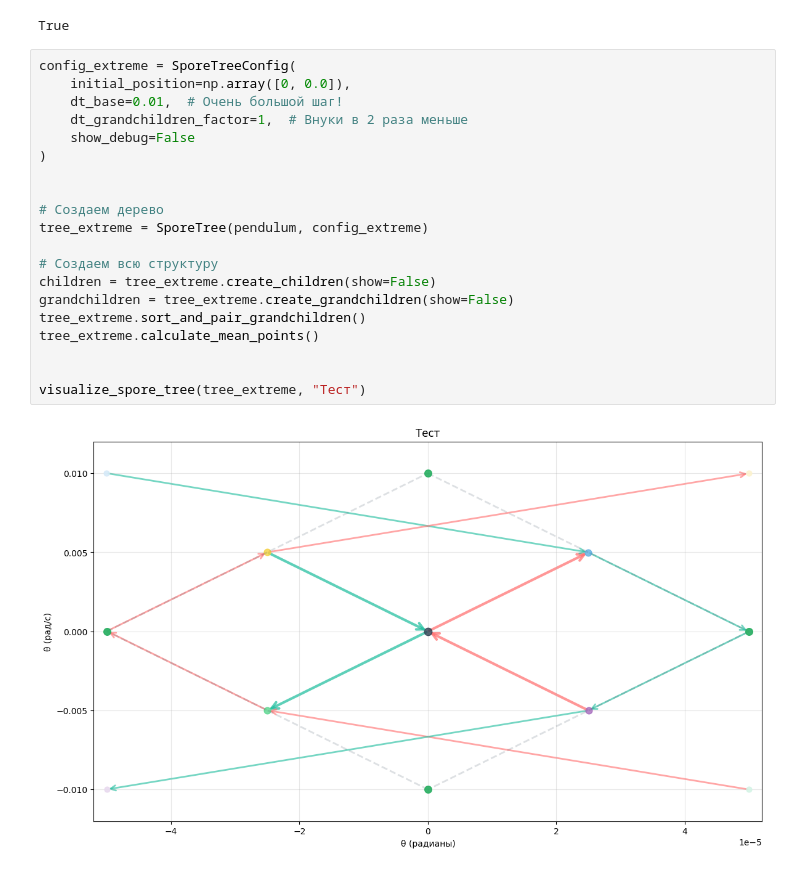
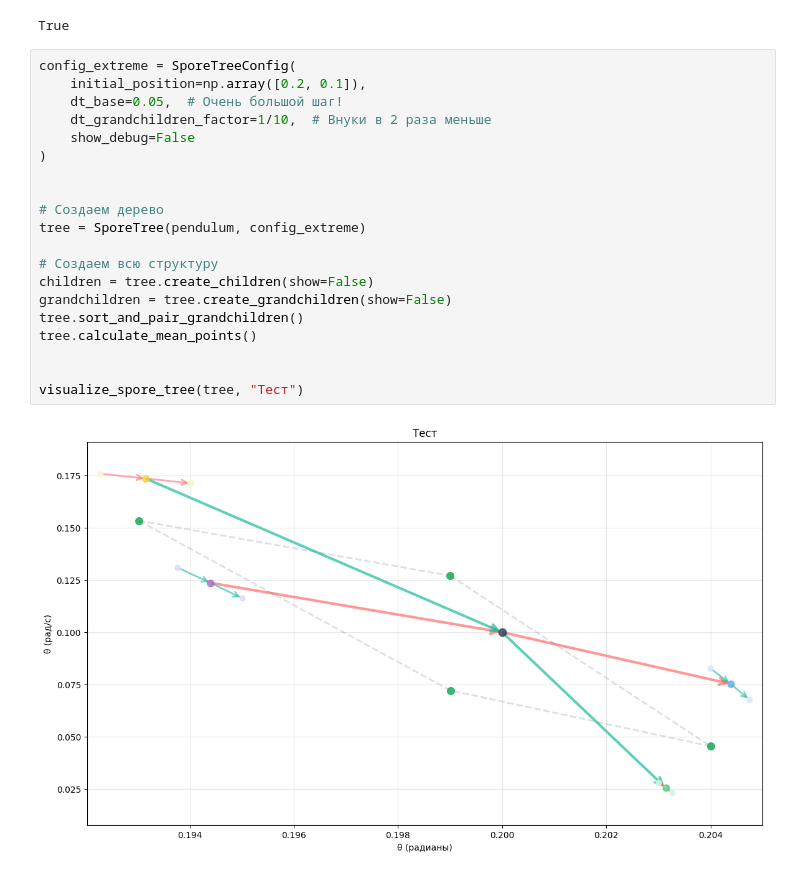
Before and after one commit to VladimirGunyavoy/tree_optimization, a Jupyter notebook: test_step1.ipynb, the cells around one changed output. Drawn from its saved outputs; the diff is of its cells as text.

```diff
--- a/test_step1.ipynb
+++ b/test_step1.ipynb
@@ -45,23 +45,23 @@ config_custom.validate()
 True
 # %%
 config_extreme = SporeTreeConfig(
-    initial_position=np.array([0, 0.0]),
-    dt_base=0.01,  # Очень большой шаг!
-    dt_grandchildren_factor=1,  # Внуки в 2 раза меньше
+    initial_position=np.array([0.2, 0.1]),
+    dt_base=0.05,  # Очень большой шаг!
+    dt_grandchildren_factor=1/10,  # Внуки в 2 раза меньше
     show_debug=False
 )
 
 
 # Создаем дерево
-tree_extreme = SporeTree(pendulum, config_extreme)
+tree = SporeTree(pendulum, config_extreme)
 
 # Создаем всю структуру
-children = tree_extreme.create_children(show=False)
-grandchildren = tree_extreme.create_grandchildren(show=False)
-tree_extreme.sort_and_pair_grandchildren()
-tree_extreme.calculate_mean_points()
+children = tree.create_children(show=False)
+grandchildren = tree.create_grandchildren(show=False)
+tree.sort_and_pair_grandchildren()
+tree.calculate_mean_points()
 
 
-visualize_spore_tree(tree_extreme, "Тест")
+visualize_spore_tree(tree, "Тест")
 # %% [output]
-[figure, old version]
+[figure, new version]
```
Also changed, not shown: parts of 4 cells of this notebook, 3 other files.
